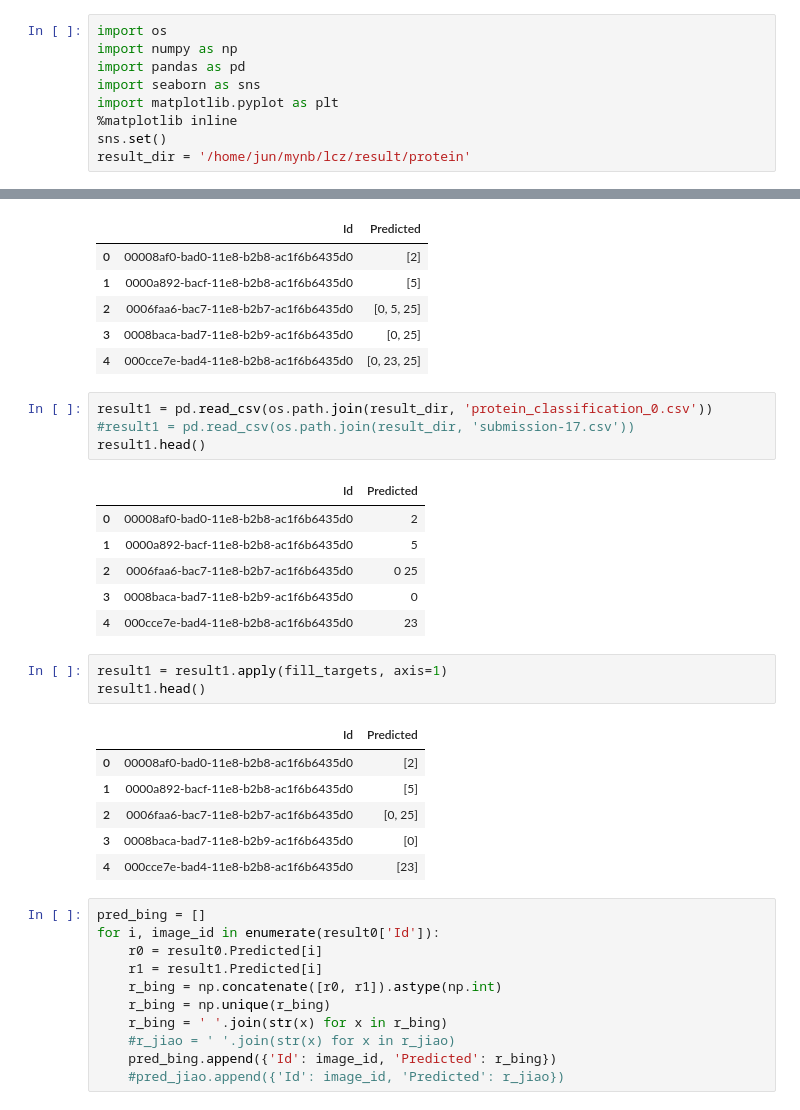
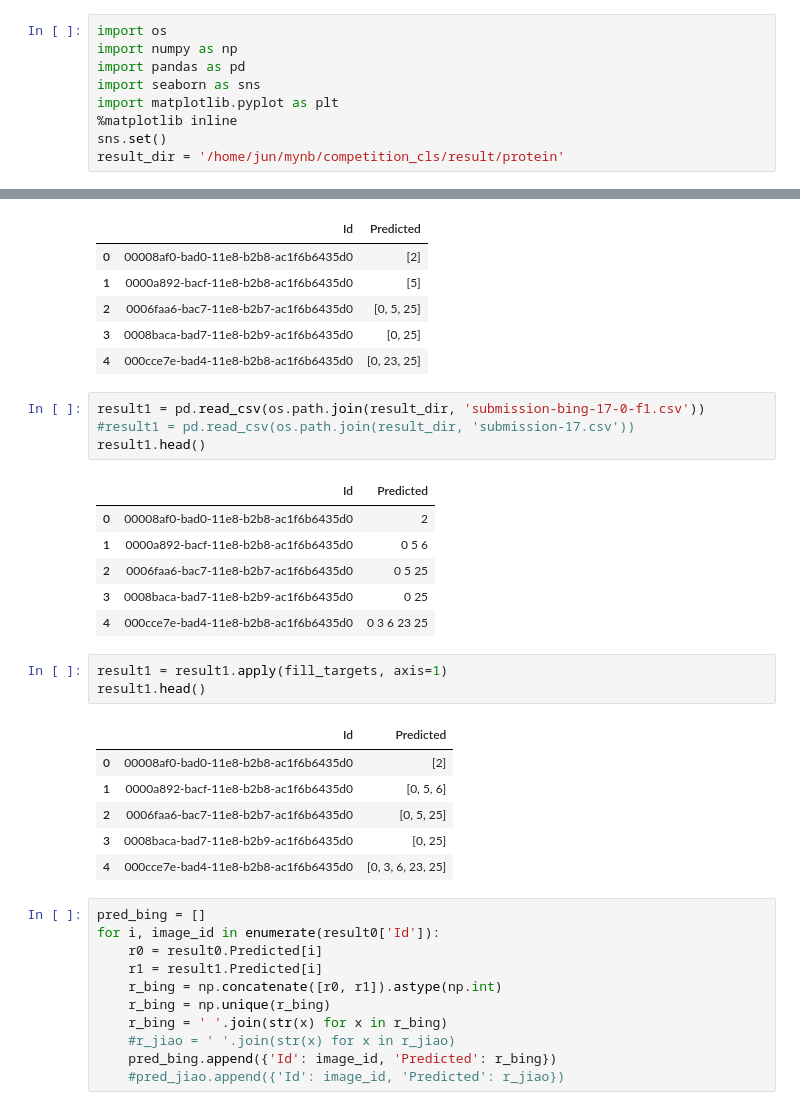
Before and after one commit to qianguzi/competition_cls, a Jupyter notebook: data_analysis/analysis_protein/ensemble.ipynb, the cells around one changed output, grey strips where cells are left out. Saved outputs shown, nothing was run; the diff lists cells and outputs as text.

Commit message:
protein end

```diff
--- a/data_analysis/analysis_protein/ensemble.ipynb
+++ b/data_analysis/analysis_protein/ensemble.ipynb
@@ -6,5 +6,5 @@ import seaborn as sns
 import matplotlib.pyplot as plt
 %matplotlib inline
 sns.set()
-result_dir = '/home/jun/mynb/lcz/result/protein'
+result_dir = '/home/jun/mynb/competition_cls/result/protein'
 # %%
@@ -69,26 +69,26 @@ result0.head()
 | 3 | 0008baca-bad7-11e8-b2b9-ac1f6b6435d0 | [0, 25] |
 | 4 | 000cce7e-bad4-11e8-b2b8-ac1f6b6435d0 | [0, 23, 25] |
 # %%
-result1 = pd.read_csv(os.path.join(result_dir, 'protein_classification_0.csv'))
+result1 = pd.read_csv(os.path.join(result_dir, 'submission-bing-17-0-f1.csv'))
 #result1 = pd.read_csv(os.path.join(result_dir, 'submission-17.csv'))
 result1.head()
 # %% [output]
 |  | Id | Predicted |
 | 0 | 00008af0-bad0-11e8-b2b8-ac1f6b6435d0 | 2 |
-| 1 | 0000a892-bacf-11e8-b2b8-ac1f6b6435d0 | 5 |
-| 2 | 0006faa6-bac7-11e8-b2b7-ac1f6b6435d0 | 0 25 |
-| 3 | 0008baca-bad7-11e8-b2b9-ac1f6b6435d0 | 0 |
-| 4 | 000cce7e-bad4-11e8-b2b8-ac1f6b6435d0 | 23 |
+| 1 | 0000a892-bacf-11e8-b2b8-ac1f6b6435d0 | 0 5 6 |
+| 2 | 0006faa6-bac7-11e8-b2b7-ac1f6b6435d0 | 0 5 25 |
+| 3 | 0008baca-bad7-11e8-b2b9-ac1f6b6435d0 | 0 25 |
+| 4 | 000cce7e-bad4-11e8-b2b8-ac1f6b6435d0 | 0 3 6 23 25 |
 # %%
 result1 = result1.apply(fill_targets, axis=1)
 result1.head()
 # %% [output]
 |  | Id | Predicted |
 | 0 | 00008af0-bad0-11e8-b2b8-ac1f6b6435d0 | [2] |
-| 1 | 0000a892-bacf-11e8-b2b8-ac1f6b6435d0 | [5] |
-| 2 | 0006faa6-bac7-11e8-b2b7-ac1f6b6435d0 | [0, 25] |
-| 3 | 0008baca-bad7-11e8-b2b9-ac1f6b6435d0 | [0] |
-| 4 | 000cce7e-bad4-11e8-b2b8-ac1f6b6435d0 | [23] |
+| 1 | 0000a892-bacf-11e8-b2b8-ac1f6b6435d0 | [0, 5, 6] |
+| 2 | 0006faa6-bac7-11e8-b2b7-ac1f6b6435d0 | [0, 5, 25] |
+| 3 | 0008baca-bad7-11e8-b2b9-ac1f6b6435d0 | [0, 25] |
+| 4 | 000cce7e-bad4-11e8-b2b8-ac1f6b6435d0 | [0, 3, 6, 23, 25] |
 # %%
 pred_bing = []
 for i, image_id in enumerate(result0['Id']):
```
Also changed, not shown: parts of 3 cells of this notebook, 1 other file.
